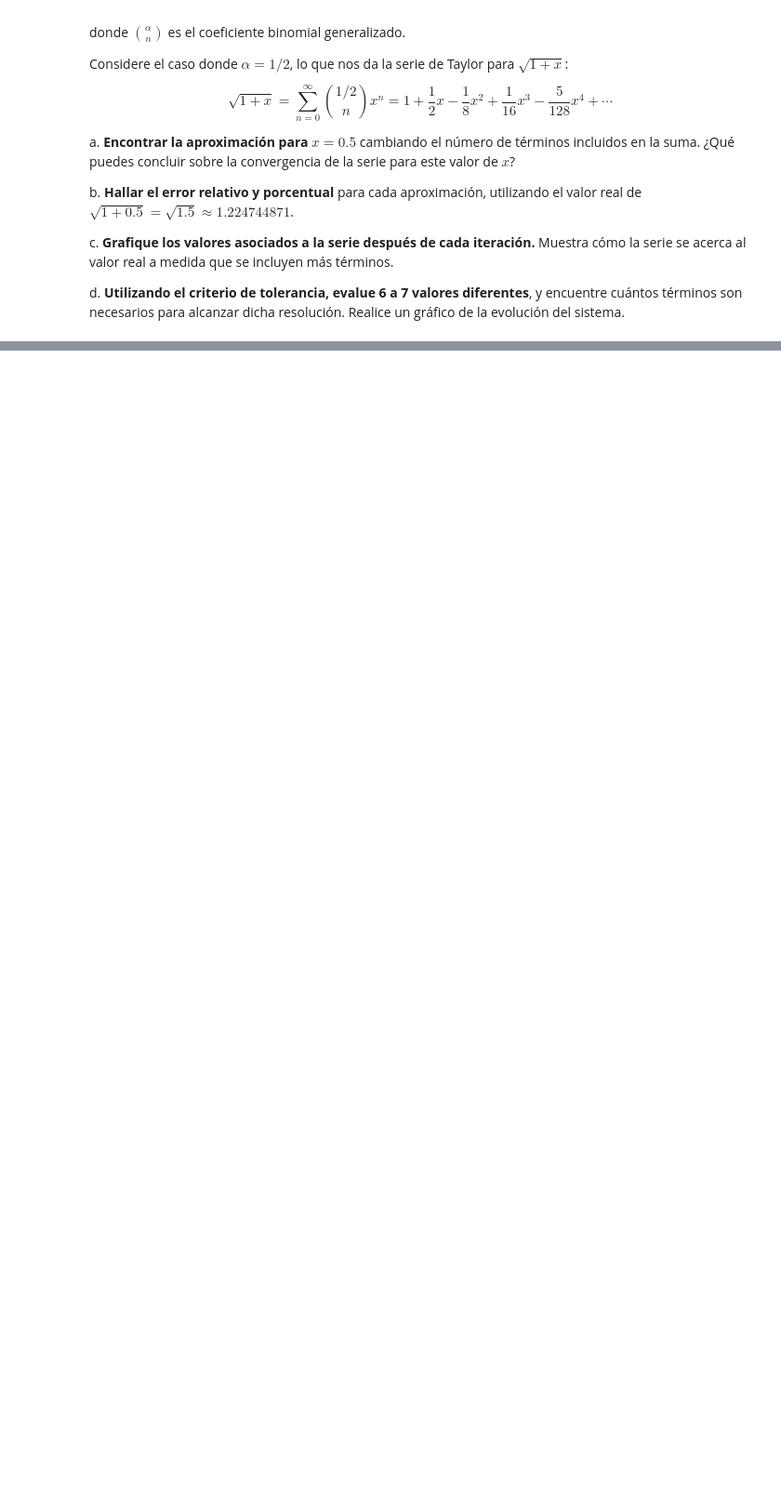
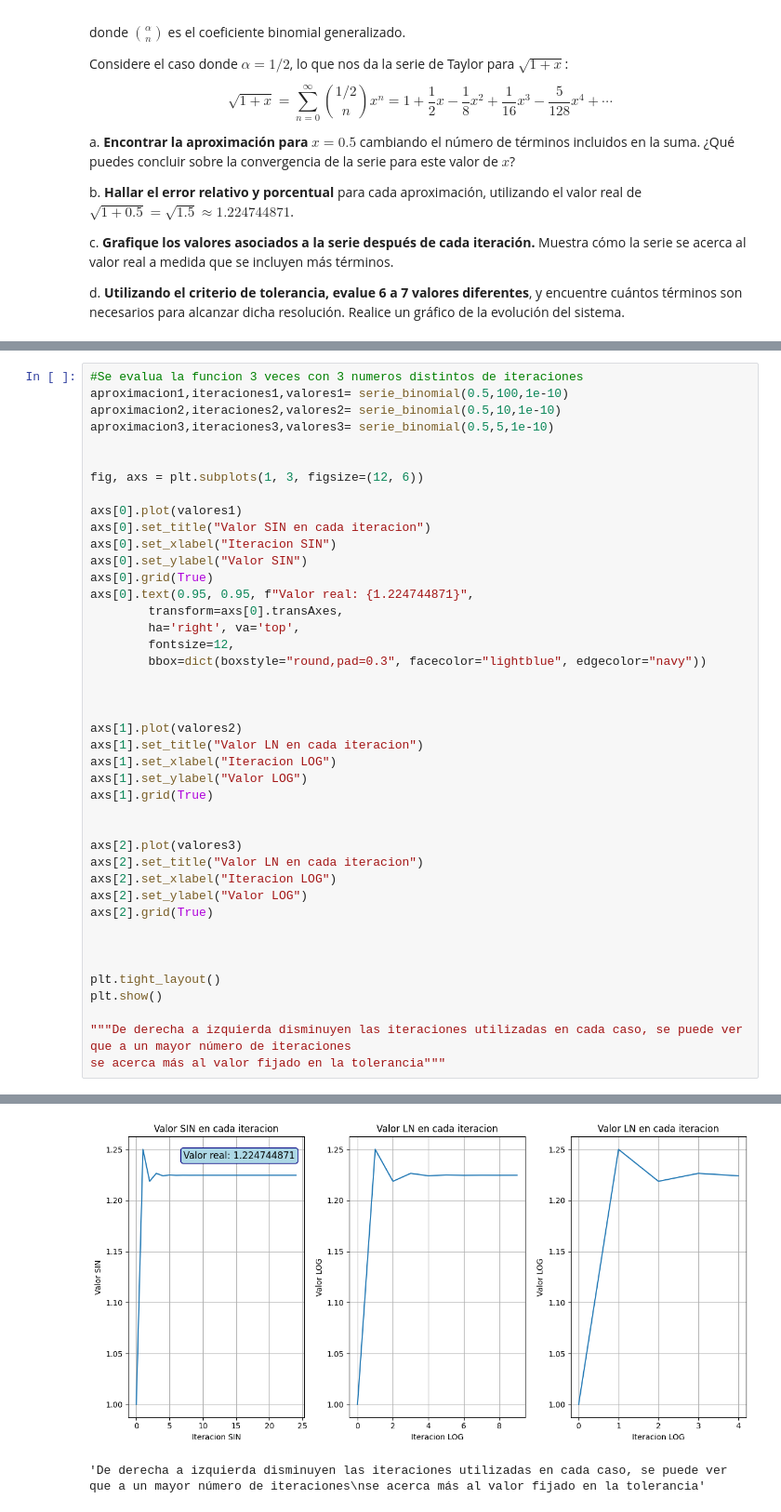
Before and after one commit to jmmarinr/MetodosComputacionales1012, a Jupyter notebook: Students/Sucerquia_1047/Actividades/Actividad03_Convergencia_Truncamiento.ipynb, the cells around one changed output, grey strips where cells are left out. Shown: that part at 93% size. Drawn from its saved outputs; the diff is of its cells as text; blank space fills up the shorter version.

```diff
--- a/Students/Sucerquia_1047/Actividades/Actividad03_Convergencia_Truncamiento.ipynb
+++ b/Students/Sucerquia_1047/Actividades/Actividad03_Convergencia_Truncamiento.ipynb
@@ -71,0 +157,43 @@ d. **Utilizando el criterio de tolerancia, evalue 6 a 7 valores diferentes**, y
+# %%
+#Se evalua la funcion 3 veces con 3 numeros distintos de iteraciones
+aproximacion1,iteraciones1,valores1= serie_binomial(0.5,100,1e-10)
+aproximacion2,iteraciones2,valores2= serie_binomial(0.5,10,1e-10)
+aproximacion3,iteraciones3,valores3= serie_binomial(0.5,5,1e-10)
+
+
+fig, axs = plt.subplots(1, 3, figsize=(12, 6))
+
+axs[0].plot(valores1)
+axs[0].set_title("Valor SIN en cada iteracion")
+axs[0].set_xlabel("Iteracion SIN")
+axs[0].set_ylabel("Valor SIN")
+axs[0].grid(True)
+axs[0].text(0.95, 0.95, f"Valor real: {1.224744871}",
+        transform=axs[0].transAxes,
+        ha='right', va='top',
+        fontsize=12,
+        bbox=dict(boxstyle="round,pad=0.3", facecolor="lightblue", edgecolor="navy"))
+
+
+
+axs[1].plot(valores2)
+axs[1].set_title("Valor LN en cada iteracion")
+axs[1].set_xlabel("Iteracion LOG")
+axs[1].set_ylabel("Valor LOG")
+axs[1].grid(True)
+
+
+axs[2].plot(valores3)
+axs[2].set_title("Valor LN en cada iteracion")
+axs[2].set_xlabel("Iteracion LOG")
+axs[2].set_ylabel("Valor LOG")
+axs[2].grid(True)
+
+
+
+plt.tight_layout()
+plt.show()
+
+"""De derecha a izquierda disminuyen las iteraciones utilizadas en cada caso, se puede ver que a un mayor número de iteraciones
+se acerca más al valor fijado en la tolerancia"""
+# %% [output]
@@ -71,0 +206,2 @@ d. **Utilizando el criterio de tolerancia, evalue 6 a 7 valores diferentes**, y
+[figure, added]
+'De derecha a izquierda disminuyen las iteraciones utilizadas en cada caso, se puede ver que a un mayor número de iteraciones\nse acerca más al valor fijado en la tolerancia'
```
Also changed, not shown: parts of 6 cells of this notebook.
